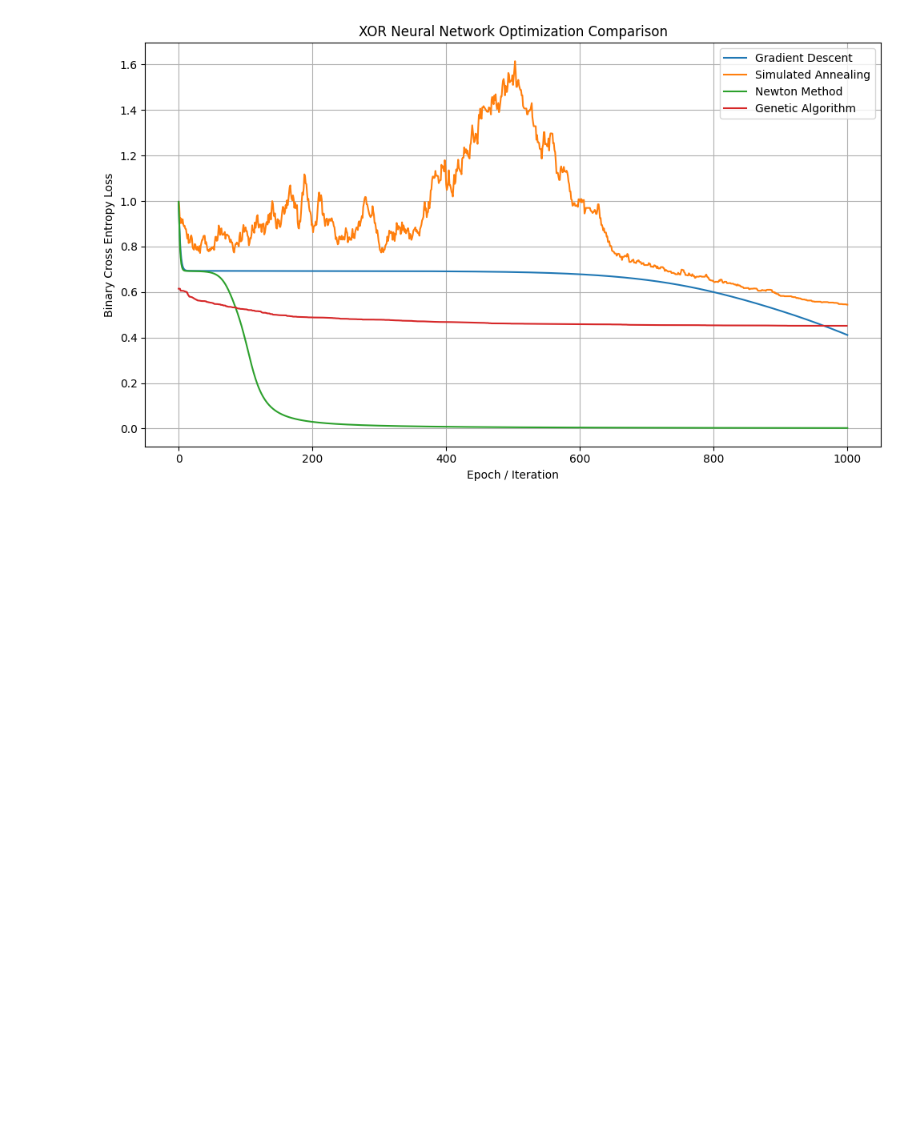
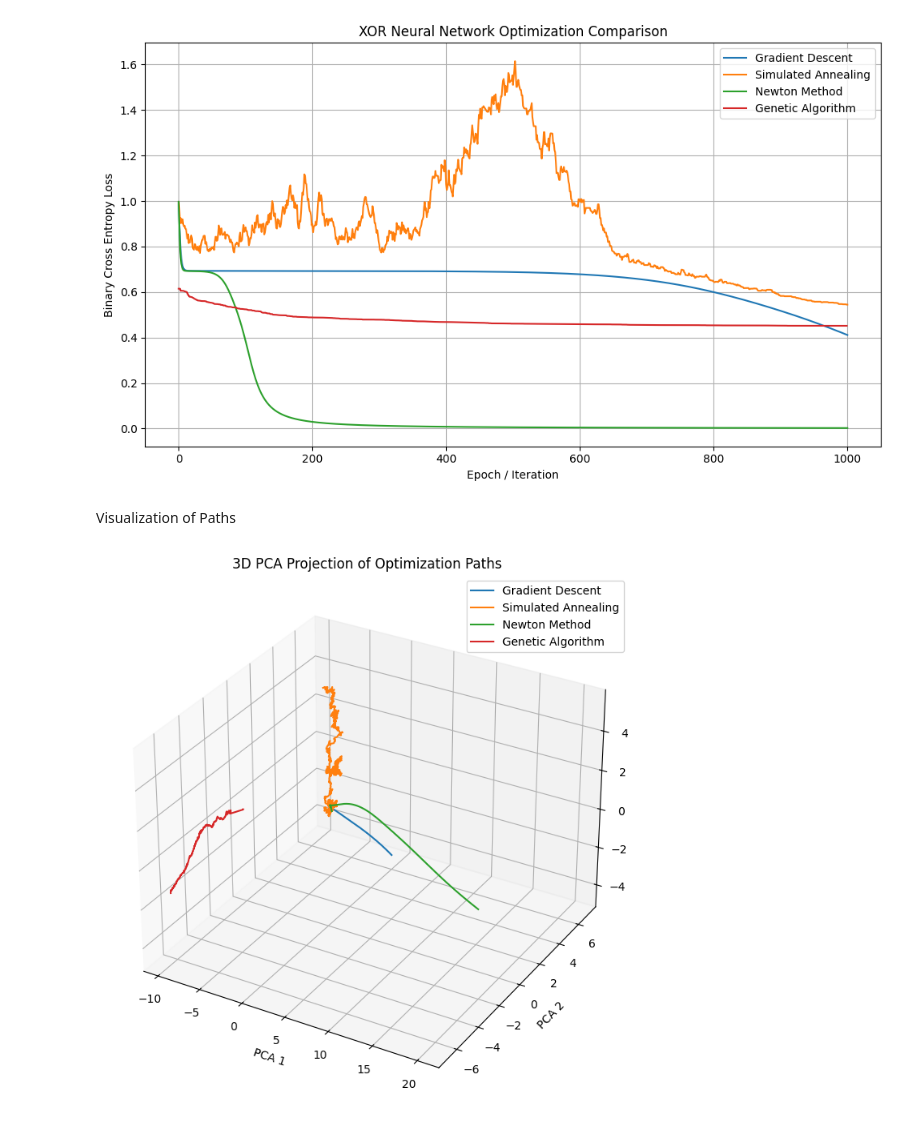
Before and after one commit to Mikolaj-MLP/Optimization-methods, a Jupyter notebook: Optimization_methods.ipynb, the cells around one changed output. Saved outputs shown, nothing was run; the diff lists cells and outputs as text; code cells hidden in the pictures; blank space fills up the shorter version.

Commit message:
#d projection of NN optimization paths using PCA

```diff
--- a/Optimization_methods.ipynb
+++ b/Optimization_methods.ipynb
@@ -370,3 +370,39 @@ plt.tight_layout()
 plt.show()
 # %% [output]
 [figure]
+# %% [markdown]
+Visualization of Paths
+# %%
+from sklearn.decomposition import PCA
+from mpl_toolkits.mplot3d import Axes3D
+import matplotlib.pyplot as plt
+
+def plot_pca_3d_paths(paths_dict, title="3D PCA Projection of Optimization Paths"):
+    all_points = np.vstack([np.array(path) for path in paths_dict.values()])
+    pca = PCA(n_components=3)
+    pca.fit(all_points)
+
+    fig = plt.figure(figsize=(10, 7))
+    ax = fig.add_subplot(111, projection='3d')
+
+    for label, path in paths_dict.items():
+        path = np.array(path)
+        path_3d = pca.transform(path)
+        ax.plot(path_3d[:, 0], path_3d[:, 1], path_3d[:, 2], label=label)
+
+    ax.set_title(title)
+    ax.set_xlabel("PCA 1")
+    ax.set_ylabel("PCA 2")
+    ax.set_zlabel("PCA 3")
+    ax.legend()
+    plt.tight_layout()
+    plt.show()
+# %%
+plot_pca_3d_paths({
+    "Gradient Descent": path_gd,
+    "Simulated Annealing": path_sa,
+    "Newton Method": path_newton,
+    "Genetic Algorithm": path_ga
+})
+# %% [output]
+[figure, added]
```
